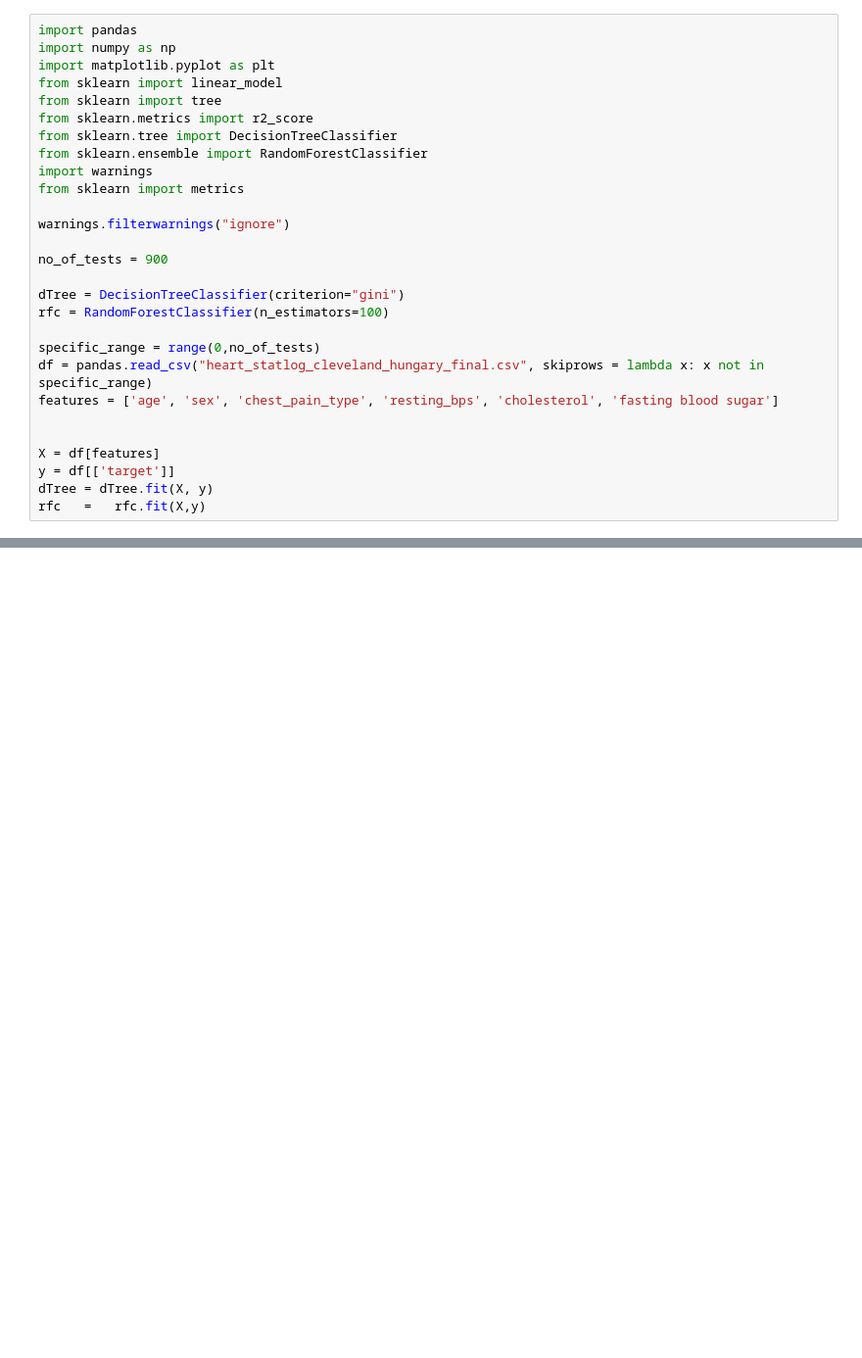
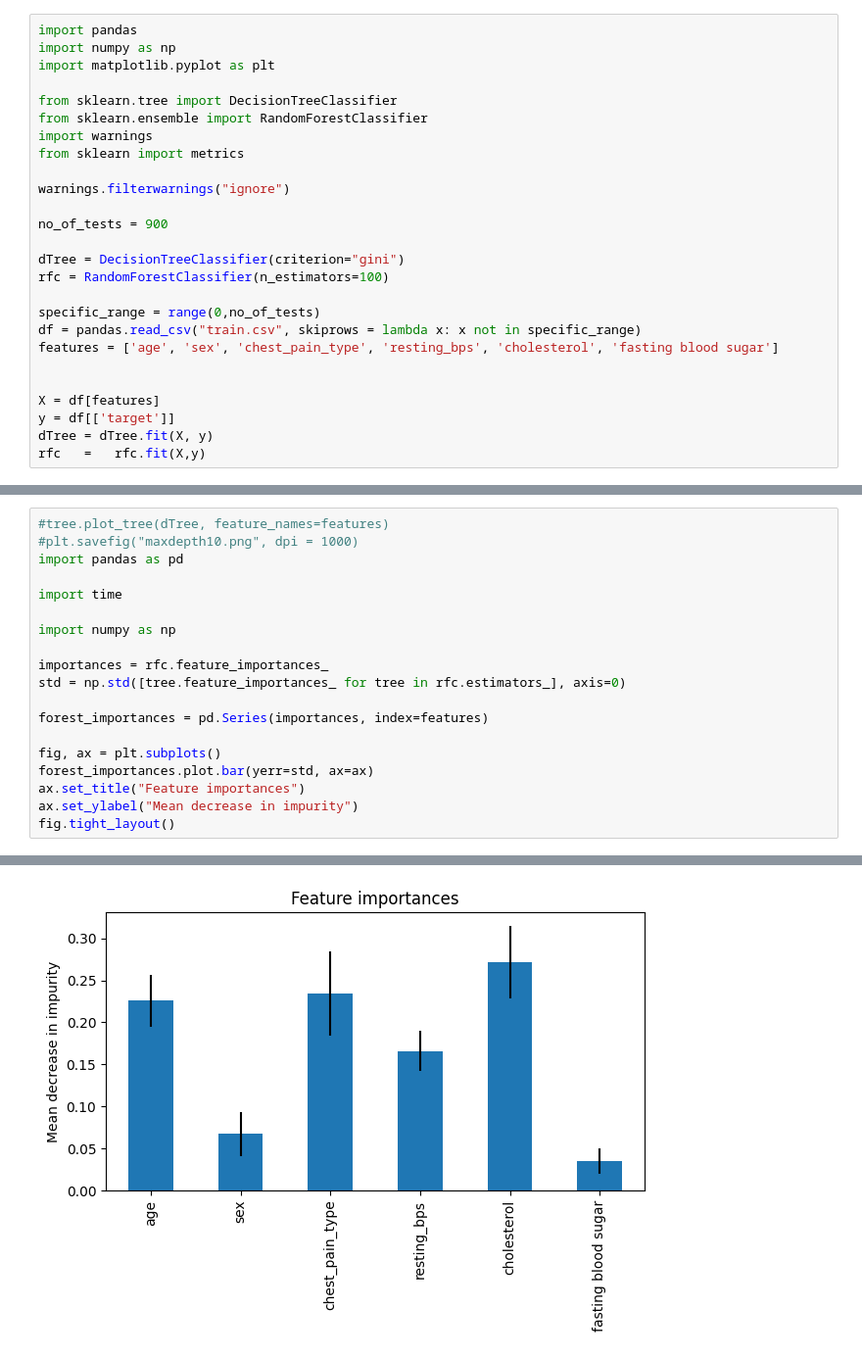
Before and after one commit to TooNakko/LTUD, a Jupyter notebook: T.IPYNB, the cells around one changed output, grey strips where cells are left out. Shown at 98% size. Cells and saved outputs as stored; diff of their text form; blank space fills up the shorter version.

Commit message:
Final update (featImportance)

```diff
--- a/T.IPYNB
+++ b/T.IPYNB
@@ -2,9 +2,7 @@
 import pandas
 import numpy as np
 import matplotlib.pyplot as plt
-from sklearn import linear_model
-from sklearn import tree
-from sklearn.metrics import r2_score
+
 from sklearn.tree import DecisionTreeClassifier
 from sklearn.ensemble import RandomForestClassifier
 import warnings
@@ -18,7 +16,7 @@ dTree = DecisionTreeClassifier(criterion="gini")
 rfc = RandomForestClassifier(n_estimators=100)
 
 specific_range = range(0,no_of_tests)
-df = pandas.read_csv("heart_statlog_cleveland_hungary_final.csv", skiprows = lambda x: x not in specific_range)
+df = pandas.read_csv("train.csv", skiprows = lambda x: x not in specific_range)
 features = ['age', 'sex', 'chest_pain_type', 'resting_bps', 'cholesterol', 'fasting blood sugar']
 
 
@@ -92,0 +90,20 @@ Total false prediction:  8
+# %%
+#tree.plot_tree(dTree, feature_names=features)
+#plt.savefig("maxdepth10.png", dpi = 1000)
+import pandas as pd
+
+import time
+
+import numpy as np
+
+importances = rfc.feature_importances_
+std = np.std([tree.feature_importances_ for tree in rfc.estimators_], axis=0)
+
+forest_importances = pd.Series(importances, index=features)
+
+fig, ax = plt.subplots()
+forest_importances.plot.bar(yerr=std, ax=ax)
+ax.set_title("Feature importances")
+ax.set_ylabel("Mean decrease in impurity")
+fig.tight_layout()
+# %% [output]
@@ -92,0 +111 @@ Total false prediction:  8
+[figure, added]
```
Also changed, not shown: parts of 6 cells of this notebook, 10 other files.
